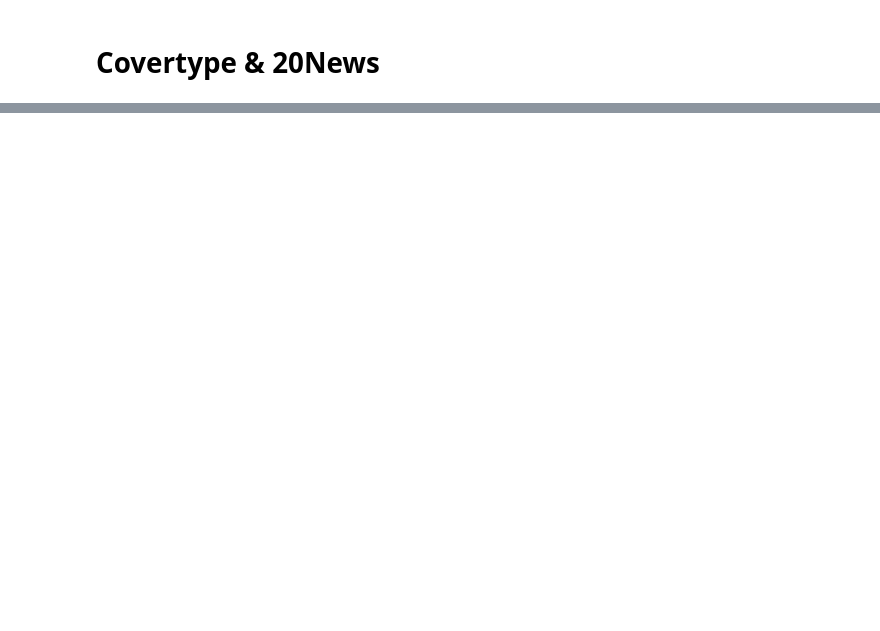
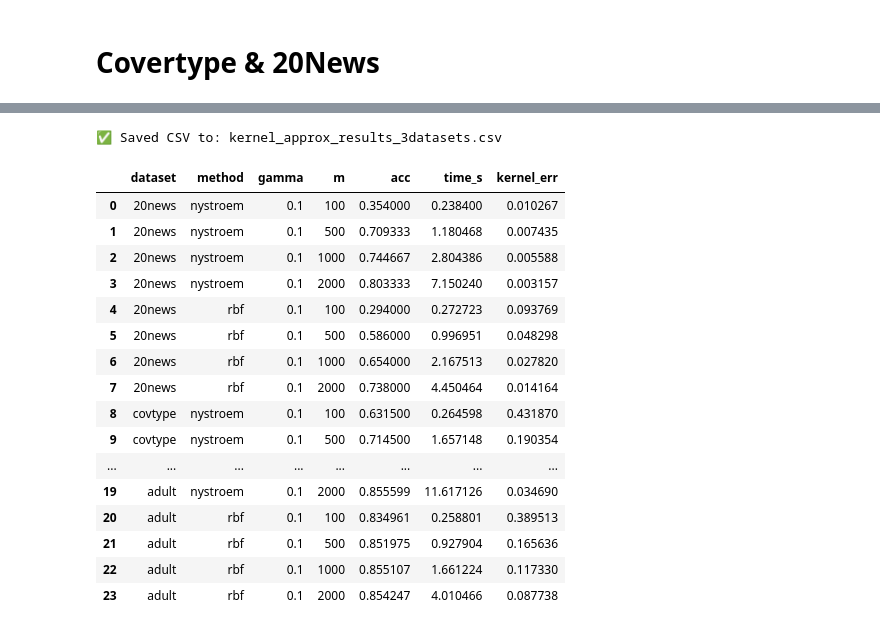
Before and after one commit to vtbao206/nystroem-vs-rbf, a Jupyter notebook: main.ipynb, the cells around one changed output, grey strips where cells are left out. Drawn from its saved outputs; the diff is of its cells as text; code cells hidden in the pictures; blank space fills up the shorter version.

```diff
--- a/main.ipynb
+++ b/main.ipynb
@@ -206,3 +295,59 @@ if __name__ == "__main__":
+# %%
+import pandas as pd
+
+def results_dict_to_df(dataset_name, components_list, results_dict, gamma=0.1):
+    rows = []
+    for method in ["nystroem", "rbf"]:
+        for m, acc, t, err in zip(
+            components_list,
+            results_dict[method]["acc"],
+            results_dict[method]["time"],
+            results_dict[method]["err"],
+        ):
+            rows.append({
+                "dataset": dataset_name,
+                "method": method,
+                "gamma": gamma,
+                "m": m,
+                "acc": acc,
+                "time_s": t,
+                "kernel_err": err,
+            })
+    return pd.DataFrame(rows)
+
+# --- gom kết quả 3 dataset ---
+dfs = []
+dfs.append(results_dict_to_df("20news", m_values, res_text, gamma=0.1))
+dfs.append(results_dict_to_df("covtype", m_values, res_tab,  gamma=0.1))
+
+# nếu bạn đã thêm Adult theo patch trước đó
+dfs.append(results_dict_to_df("adult",  m_values, res_adult, gamma=0.1))
+
+df_all = pd.concat(dfs, ignore_index=True)
+
+out_path = "kernel_approx_results_3datasets.csv"
+df_all.to_csv(out_path, index=False)
+print(f"Saved CSV to: {out_path}")
+display(df_all)
+# %% [output]
+✅ Saved CSV to: kernel_approx_results_3datasets.csv
+|  | dataset | method | gamma | m | acc | time_s | kernel_err |
+| 0 | 20news | nystroem | 0.1 | 100 | 0.354000 | 0.238400 | 0.010267 |
+| 1 | 20news | nystroem | 0.1 | 500 | 0.709333 | 1.180468 | 0.007435 |
+| 2 | 20news | nystroem | 0.1 | 1000 | 0.744667 | 2.804386 | 0.005588 |
+| 3 | 20news | nystroem | 0.1 | 2000 | 0.803333 | 7.150240 | 0.003157 |
+| 4 | 20news | rbf | 0.1 | 100 | 0.294000 | 0.272723 | 0.093769 |
+| 5 | 20news | rbf | 0.1 | 500 | 0.586000 | 0.996951 | 0.048298 |
+| 6 | 20news | rbf | 0.1 | 1000 | 0.654000 | 2.167513 | 0.027820 |
+| 7 | 20news | rbf | 0.1 | 2000 | 0.738000 | 4.450464 | 0.014164 |
+| 8 | covtype | nystroem | 0.1 | 100 | 0.631500 | 0.264598 | 0.431870 |
+| 9 | covtype | nystroem | 0.1 | 500 | 0.714500 | 1.657148 | 0.190354 |
+| ... | ... | ... | ... | ... | ... | ... | ... |
+| 19 | adult | nystroem | 0.1 | 2000 | 0.855599 | 11.617126 | 0.034690 |
+| 20 | adult | rbf | 0.1 | 100 | 0.834961 | 0.258801 | 0.389513 |
+| 21 | adult | rbf | 0.1 | 500 | 0.851975 | 0.927904 | 0.165636 |
+| 22 | adult | rbf | 0.1 | 1000 | 0.855107 | 1.661224 | 0.117330 |
+| 23 | adult | rbf | 0.1 | 2000 | 0.854247 | 4.010466 | 0.087738 |
 # %%
 def run_gamma_ablation(X_train, X_test, y_train, y_test, gamma_list, m_fixed=1000):
     print(f"\n--- Running Gamma Ablation (Fixed m={m_fixed}) ---")
```
Also changed, not shown: parts of 3 cells of this notebook, 3 other files.
